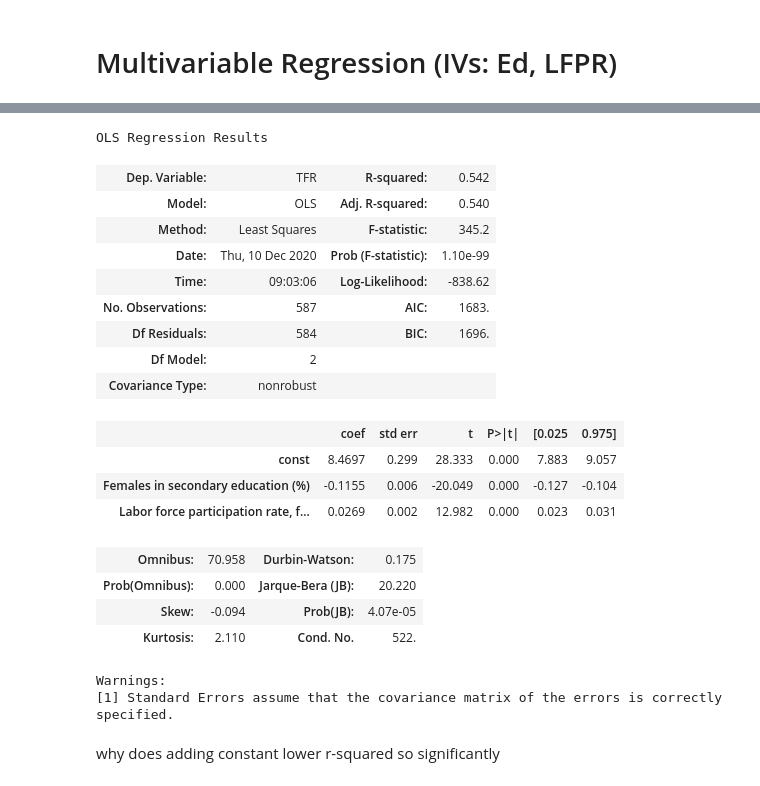
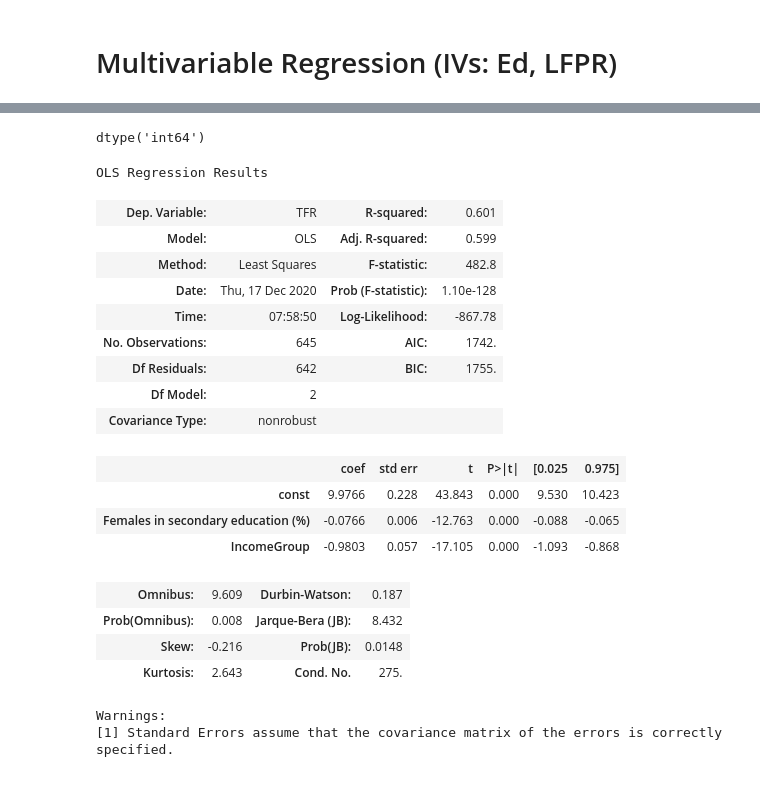
Before and after one commit to ChangHuaHua/QM2-Group-12, a Jupyter notebook: Multivariable_Linear_Regression_Analysis.ipynb, the cells around one changed output, grey strips where cells are left out. Cells and saved outputs as stored; diff of their text form; code cells hidden in the pictures.

```diff
--- a/Multivariable_Linear_Regression_Analysis.ipynb
+++ b/Multivariable_Linear_Regression_Analysis.ipynb
@@ -135,6 +155,7 @@ import statsmodels.api as sm # import statsmodels
 
 X = dfLF['Labor force participation rate, female (% of female population ages 15+) (modeled ILO estimate)']
 Y = dfLF['TFR']
+X = sm.add_constant(X) # adding an intercept to model
 
 model = sm.OLS(Y, X).fit()
 
@@ -200,15 +216,0 @@ May justify that from graph, variables do not look linear, hence may proceed wit
-# %%
-# Multi Regression Analysis
-df = df.dropna()
-
-#MVR with education & LFPR, assume no constant, source: https://towardsdatascience.com/simple-and-multiple-linear-regression-in-python-c928425168f9
-import statsmodels.api as sm
-
-X = df[['Females in secondary education (%)','Labor force participation rate, female (% of female population ages 15+) (modeled ILO estimate)']]
-y = df['TFR']
-
-
-model = sm.OLS(y, X).fit()
-
-# Print out the statistics
-model.summary()
@@ -235,34 +231,47 @@ Warnings:
+# %%
+#Replace income levels with numbers 1-4
+#1 - Low income
+#2- Lower middle income
+#3 - Upper middle income
+#4 High income
+
+dfnew = df.replace({'Low income': '1','Lower middle income': '2', 'Upper middle income': '3', 'High income': '4'})
+# %%
+#convert incomegroup data to integer
+dfnew['IncomeGroup']=dfnew['IncomeGroup'].astype(int)
+# %%
+dfnew['IncomeGroup'].dtypes
+# %% [output]
+dtype('int64')
 # %%
-#MVR with education & LFPR, assume constant source: https://towardsdatascience.com/simple-and-multiple-linear-regression-in-python-c928425168f9
-
-X = df[['Females in secondary education (%)','Labor force participation rate, female (% of female population ages 15+) (modeled ILO estimate)']]
-y = df['TFR']
+dfnew = dfnew.dropna()
+#Multivariable regression with female education & income group
+X = dfnew[['Females in secondary education (%)','IncomeGroup']]
+y = dfnew['TFR']
 X = sm.add_constant(X) # adding an intercept to model
 
 model = sm.OLS(y, X).fit()
 
 # Print out the statistics
 model.summary()
 # %% [output]
 OLS Regression Results
-| Dep. Variable: | TFR | R-squared: | 0.542 |
-| Model: | OLS | Adj. R-squared: | 0.540 |
-| Method: | Least Squares | F-statistic: | 345.2 |
-| Date: | Thu, 10 Dec 2020 | Prob (F-statistic): | 1.10e-99 |
-| Time: | 09:03:06 | Log-Likelihood: | -838.62 |
-| No. Observations: | 587 | AIC: | 1683. |
-| Df Residuals: | 584 | BIC: | 1696. |
+| Dep. Variable: | TFR | R-squared: | 0.601 |
+| Model: | OLS | Adj. R-squared: | 0.599 |
+| Method: | Least Squares | F-statistic: | 482.8 |
+| Date: | Thu, 17 Dec 2020 | Prob (F-statistic): | 1.10e-128 |
+| Time: | 07:58:50 | Log-Likelihood: | -867.78 |
+| No. Observations: | 645 | AIC: | 1742. |
+| Df Residuals: | 642 | BIC: | 1755. |
 | Df Model: | 2 |  |  |
 | Covariance Type: | nonrobust |  |  |
 |  | coef | std err | t | P>|t| | [0.025 | 0.975] |
-| const | 8.4697 | 0.299 | 28.333 | 0.000 | 7.883 | 9.057 |
-| Females in secondary education (%) | -0.1155 | 0.006 | -20.049 | 0.000 | -0.127 | -0.104 |
-| Labor force participation rate, f... | 0.0269 | 0.002 | 12.982 | 0.000 | 0.023 | 0.031 |
+| const | 9.9766 | 0.228 | 43.843 | 0.000 | 9.530 | 10.423 |
+| Females in secondary education (%) | -0.0766 | 0.006 | -12.763 | 0.000 | -0.088 | -0.065 |
+| IncomeGroup | -0.9803 | 0.057 | -17.105 | 0.000 | -1.093 | -0.868 |
-| Omnibus: | 70.958 | Durbin-Watson: | 0.175 |
-| Prob(Omnibus): | 0.000 | Jarque-Bera (JB): | 20.220 |
-| Skew: | -0.094 | Prob(JB): | 4.07e-05 |
-| Kurtosis: | 2.110 | Cond. No. | 522. |
+| Omnibus: | 9.609 | Durbin-Watson: | 0.187 |
+| Prob(Omnibus): | 0.008 | Jarque-Bera (JB): | 8.432 |
+| Skew: | -0.216 | Prob(JB): | 0.0148 |
+| Kurtosis: | 2.643 | Cond. No. | 275. |
 Warnings:
 [1] Standard Errors assume that the covariance matrix of the errors is correctly specified.
-# %% [markdown]
-why does adding constant lower r-squared so significantly
```
Also changed, not shown: parts of 22 cells of this notebook.
